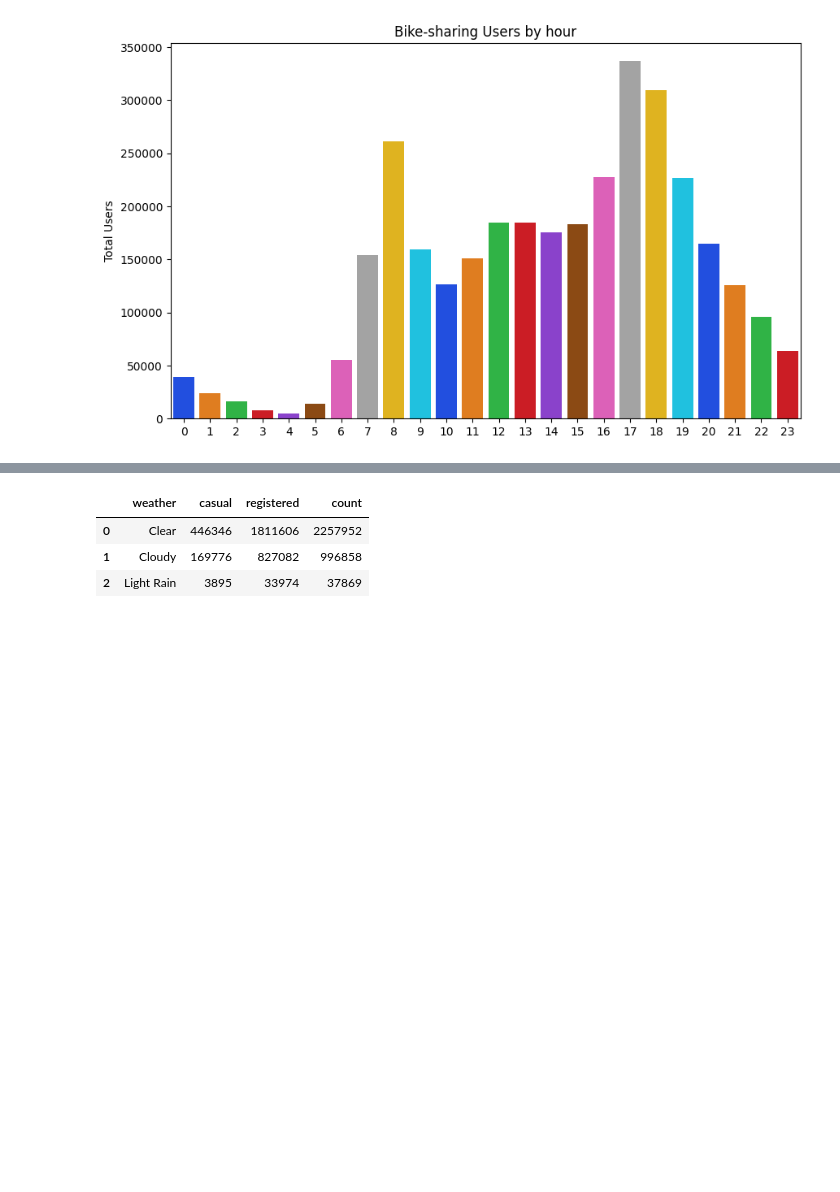
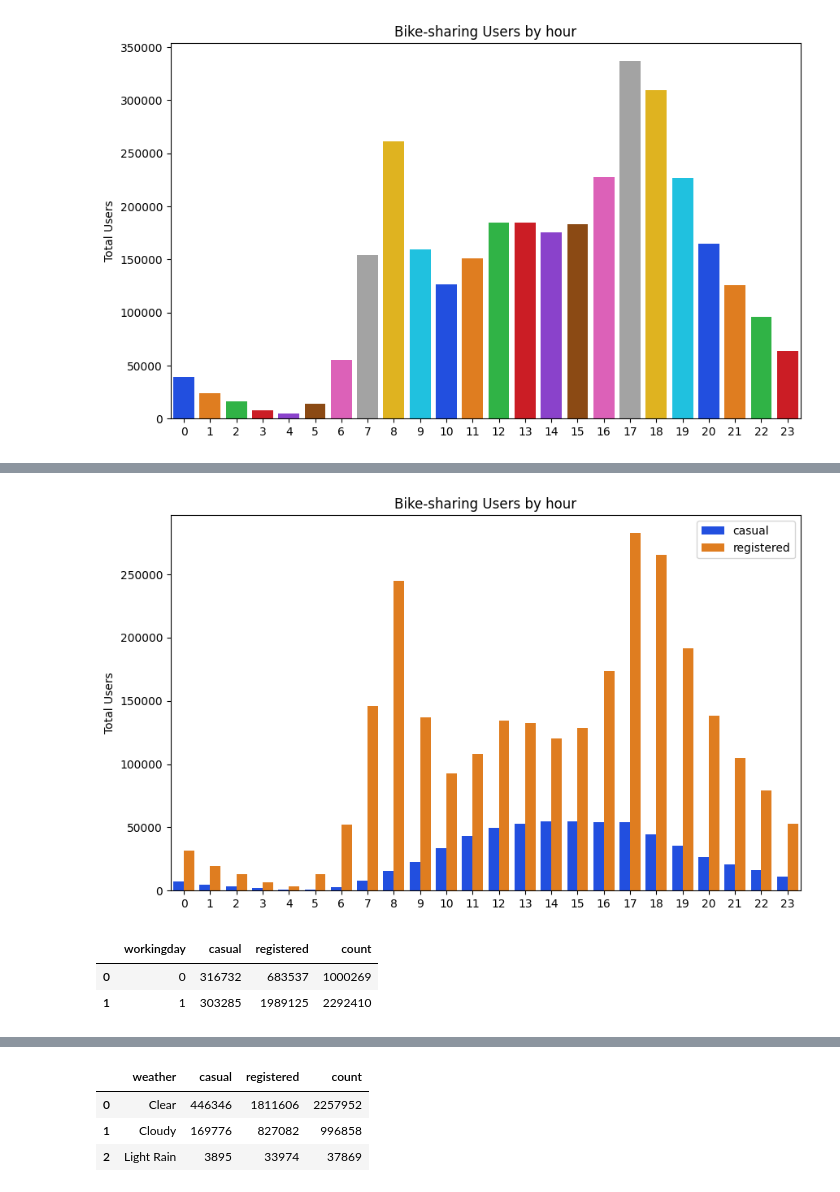
Before and after one commit to daffanarendra/Proyek-Analisis-Data-Bike-Sharing-Dataset, a Jupyter notebook: Bike_sharing.ipynb, the cells around one changed output, grey strips where cells are left out. Drawn from its saved outputs; the diff is of its cells as text; code cells hidden in the pictures; blank space fills up the shorter version.

```diff
--- a/Bike_sharing.ipynb
+++ b/Bike_sharing.ipynb
@@ -989,3 +1033,12 @@ Passing `palette` without assigning `hue` is deprecated and will be removed in v
 
   sns.barplot(
 [figure]
+# %%
+users_by_hour_unpivoted = pd.melt(
+    users_by_hour,
+    id_vars=["hour"],
+    value_vars=["casual", "registered"],
+    var_name="type",
+)
+
+users_by_hour_unpivoted
@@ -991,0 +1063,26 @@ Passing `palette` without assigning `hue` is deprecated and will be removed in v
+# %%
+
+plt.figure(figsize=(10, 6))
+
+sns.barplot(
+    x="hour",
+    y="value",
+    hue="type",
+    data=users_by_hour_unpivoted,
+    palette="bright",
+)
+plt.title("Bike-sharing Users by hour")
+plt.xlabel(None)
+plt.ylabel("Total Users")
+plt.legend(loc="upper right")
+plt.show()
+# %% [output]
+[figure, added]
+# %%
+users_by_hour_workingday = users_by_hour_workingday.reset_index()
+
+users_by_hour_workingday
+# %% [output]
+|  | workingday | casual | registered | count |
+| 0 | 0 | 316732 | 683537 | 1000269 |
+| 1 | 1 | 303285 | 1989125 | 2292410 |
```
Also changed, not shown: parts of 32 cells of this notebook.
